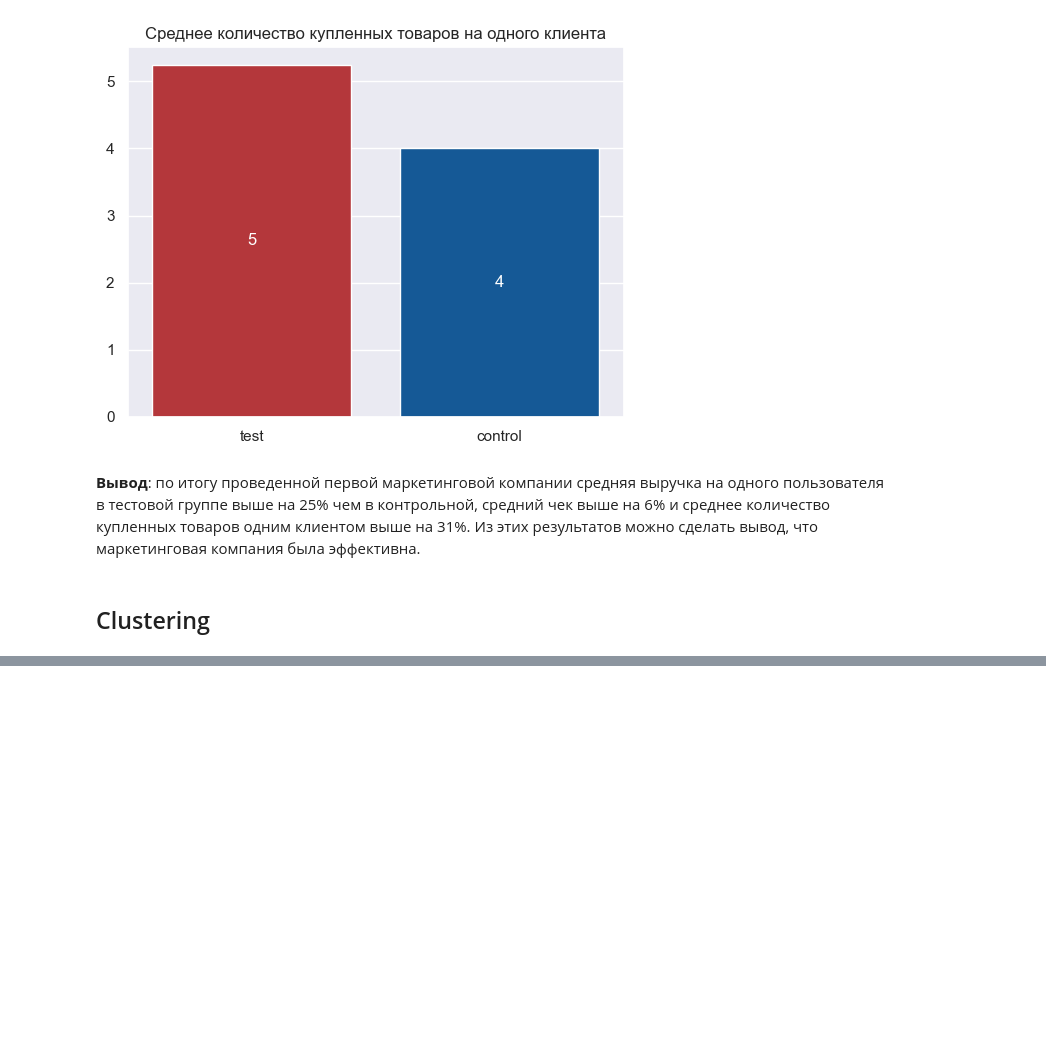
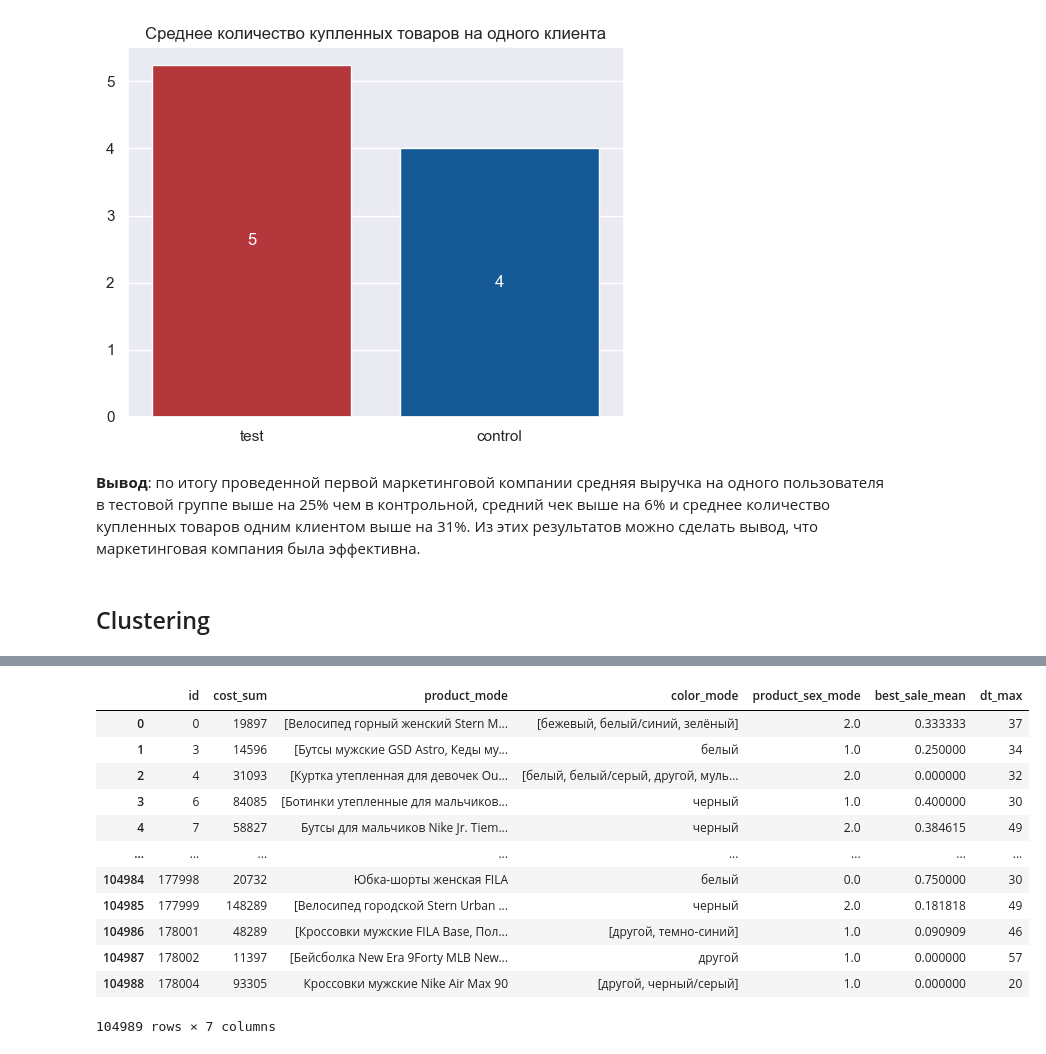
Before and after one commit to Dimayo/sporting_store, a Jupyter notebook: research.ipynb, the cells around one changed output, grey strips where cells are left out. Saved outputs shown, nothing was run; the diff lists cells and outputs as text; code cells hidden in the pictures; blank space fills up the shorter version.

```diff
--- a/research.ipynb
+++ b/research.ipynb
@@ -740,0 +751,33 @@ Text(0.5, 1.0, 'Среднее количество купленных това
+# %%
+df_g = df_purch.groupby('id', as_index=False).agg({'cost':'sum',
+                                                   'product': pd.Series.mode,
+                                                   'colour': pd.Series.mode,
+                                                   'product_sex': pd.Series.mode,
+                                                   'base_sale':'mean',
+                                                   'dt':'max'
+                                                   })
+# %%
+dict = {'cost': 'cost_sum',
+        'product': 'product_mode',
+        'colour': 'color_mode',
+        'product_sex': 'product_sex_mode',
+        'base_sale': 'best_sale_mean',
+        'dt': 'dt_max'}
+
+df_g = df_g.rename(columns=dict)
+# %%
+df_g
+# %% [output]
+|  | id | cost_sum | product_mode | color_mode | product_sex_mode | best_sale_mean | dt_max |
+| 0 | 0 | 19897 | [Велосипед горный женский Stern M... | [бежевый, белый/синий, зелёный] | 2.0 | 0.333333 | 37 |
+| 1 | 3 | 14596 | [Бутсы мужские GSD Astro, Кеды му... | белый | 1.0 | 0.250000 | 34 |
+| 2 | 4 | 31093 | [Куртка утепленная для девочек Ou... | [белый, белый/серый, другой, муль... | 2.0 | 0.000000 | 32 |
+| 3 | 6 | 84085 | [Ботинки утепленные для мальчиков... | черный | 1.0 | 0.400000 | 30 |
+| 4 | 7 | 58827 | Бутсы для мальчиков Nike Jr. Tiem... | черный | 2.0 | 0.384615 | 49 |
+| ... | ... | ... | ... | ... | ... | ... | ... |
+| 104984 | 177998 | 20732 | Юбка-шорты женская FILA | белый | 0.0 | 0.750000 | 30 |
+| 104985 | 177999 | 148289 | [Велосипед городской Stern Urban ... | черный | 2.0 | 0.181818 | 49 |
+| 104986 | 178001 | 48289 | [Кроссовки мужские FILA Base, Пол... | [другой, темно-синий] | 1.0 | 0.090909 | 46 |
+| 104987 | 178002 | 11397 | [Бейсболка New Era 9Forty MLB New... | другой | 1.0 | 0.000000 | 57 |
+| 104988 | 178004 | 93305 | Кроссовки мужские Nike Air Max 90 | [другой, черный/серый] | 1.0 | 0.000000 | 20 |
+104989 rows × 7 columns
```
Also changed, not shown: parts of 16 cells of this notebook.
